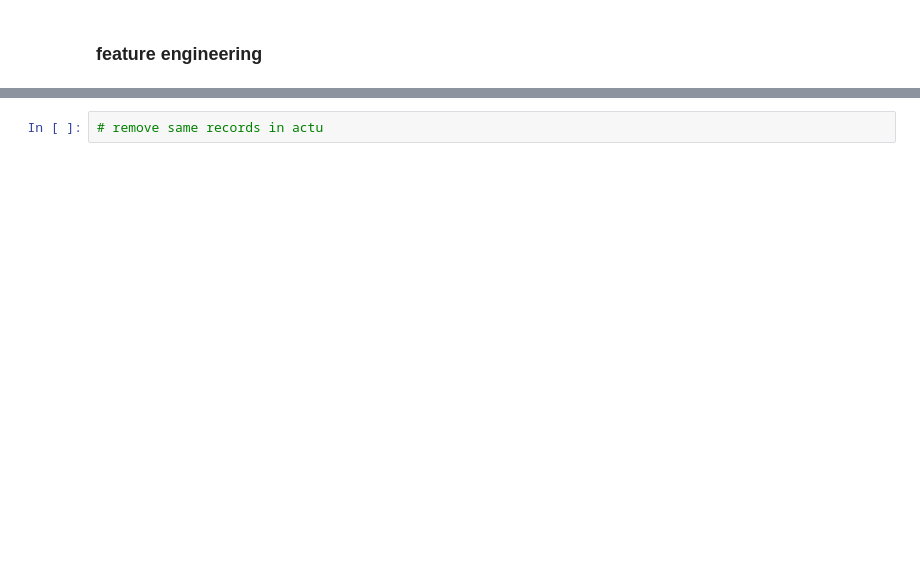
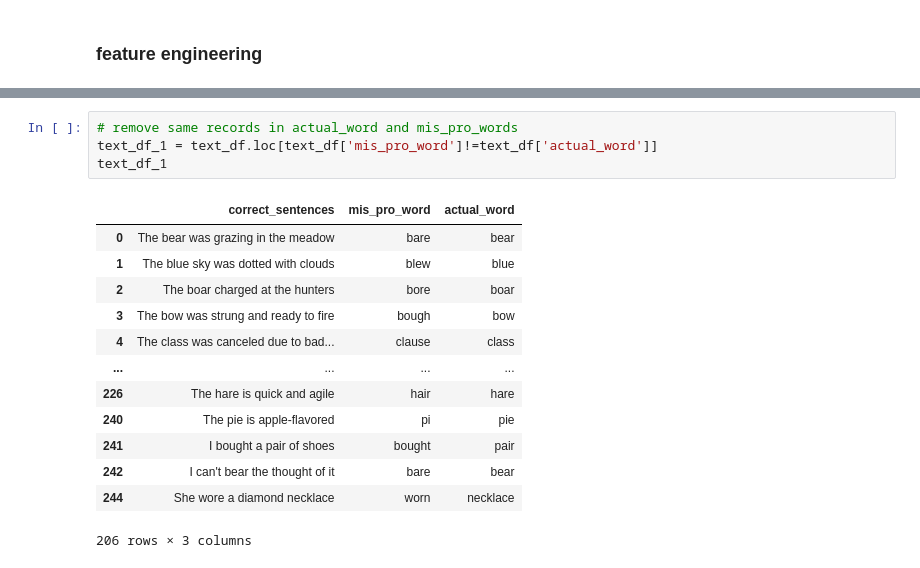
Before and after one commit to bhaskar112car/detect-and-correct-mis-pronounced-words-in-sentences-using-TensorFlow-python-, a Jupyter notebook: detect and correct mis-pronounced words in sentences using TensorFlow python .ipynb, the cells around one changed output, grey strips where cells are left out. Cells and saved outputs as stored; diff of their text form; blank space fills up the shorter version.

```diff
--- a/detect and correct mis-pronounced words in sentences using TensorFlow python .ipynb
+++ b/detect and correct mis-pronounced words in sentences using TensorFlow python .ipynb
@@ -88,2 +124,18 @@ text_df
 # %%
-# remove same records in actu
+# remove same records in actual_word and mis_pro_words
+text_df_1 = text_df.loc[text_df['mis_pro_word']!=text_df['actual_word']]
+text_df_1
+# %% [output]
+|  | correct_sentences | mis_pro_word | actual_word |
+| 0 | The bear was grazing in the meadow | bare | bear |
+| 1 | The blue sky was dotted with clouds | blew | blue |
+| 2 | The boar charged at the hunters | bore | boar |
+| 3 | The bow was strung and ready to fire | bough | bow |
+| 4 | The class was canceled due to bad... | clause | class |
+| ... | ... | ... | ... |
+| 226 | The hare is quick and agile | hair | hare |
+| 240 | The pie is apple-flavored | pi | pie |
+| 241 | I bought a pair of shoes | bought | pair |
+| 242 | I can't bear the thought of it | bare | bear |
+| 244 | She wore a diamond necklace | worn | necklace |
+206 rows × 3 columns
```
Also changed, not shown: parts of 21 cells of this notebook, 3 other files.
